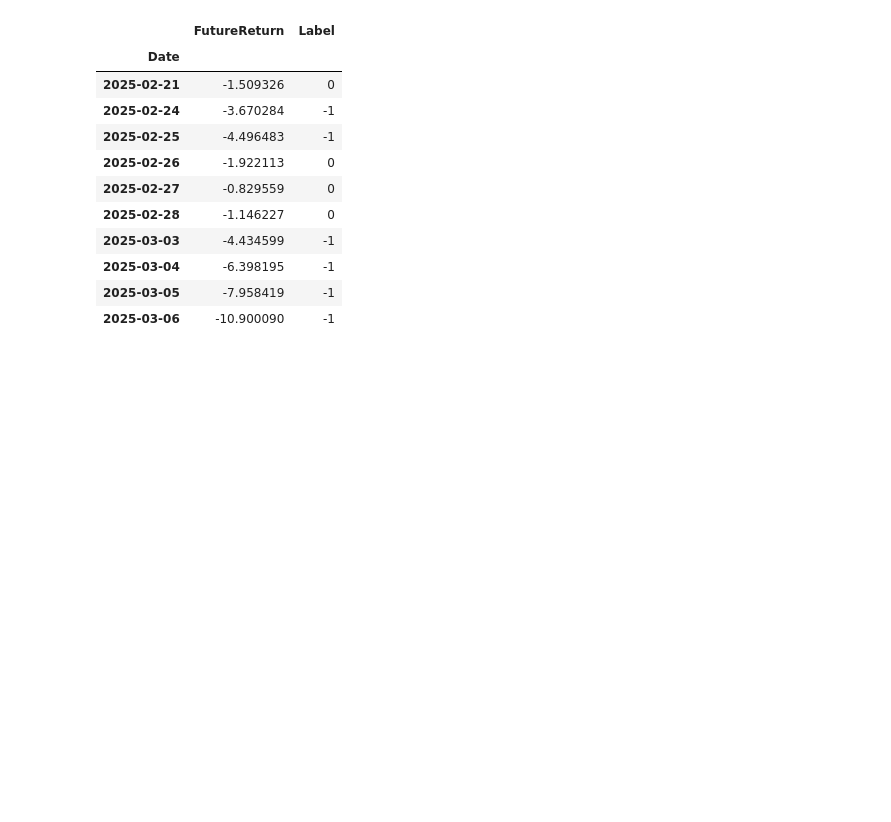
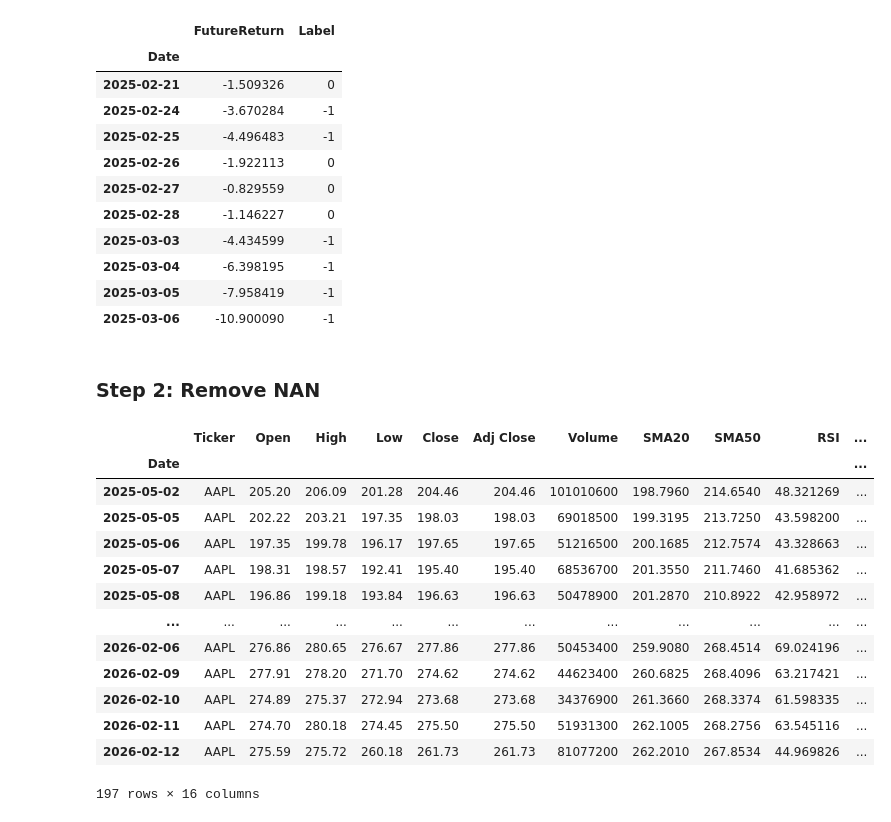
Before and after one commit to alaricbat/FinancialApp, a Jupyter notebook: AA002FinancialAI/ai-module/svm/svm_kernel.ipynb, the cells around one changed output. Cells and saved outputs as stored; diff of their text form; code cells hidden in the pictures; blank space fills up the shorter version.

```diff
--- a/AA002FinancialAI/ai-module/svm/svm_kernel.ipynb
+++ b/AA002FinancialAI/ai-module/svm/svm_kernel.ipynb
@@ -411,3 +460,23 @@ apple_last_year_df[
 | 2025-03-04 | -6.398195 | -1 |
 | 2025-03-05 | -7.958419 | -1 |
 | 2025-03-06 | -10.900090 | -1 |
+# %% [markdown]
+### <b>Step 2:</b> Remove NAN
+# %%
+apple_last_year_df = apple_last_year_df.dropna()
+apple_last_year_df
+# %% [output]
+|  | Ticker | Open | High | Low | Close | Adj Close | Volume | SMA20 | SMA50 | RSI | ... |
+| Date |  |  |  |  |  |  |  |  |  |  | ... |
+| 2025-05-02 | AAPL | 205.20 | 206.09 | 201.28 | 204.46 | 204.46 | 101010600 | 198.7960 | 214.6540 | 48.321269 | ... |
+| 2025-05-05 | AAPL | 202.22 | 203.21 | 197.35 | 198.03 | 198.03 | 69018500 | 199.3195 | 213.7250 | 43.598200 | ... |
+| 2025-05-06 | AAPL | 197.35 | 199.78 | 196.17 | 197.65 | 197.65 | 51216500 | 200.1685 | 212.7574 | 43.328663 | ... |
+| 2025-05-07 | AAPL | 198.31 | 198.57 | 192.41 | 195.40 | 195.40 | 68536700 | 201.3550 | 211.7460 | 41.685362 | ... |
+| 2025-05-08 | AAPL | 196.86 | 199.18 | 193.84 | 196.63 | 196.63 | 50478900 | 201.2870 | 210.8922 | 42.958972 | ... |
+| ... | ... | ... | ... | ... | ... | ... | ... | ... | ... | ... | ... |
+| 2026-02-06 | AAPL | 276.86 | 280.65 | 276.67 | 277.86 | 277.86 | 50453400 | 259.9080 | 268.4514 | 69.024196 | ... |
+| 2026-02-09 | AAPL | 277.91 | 278.20 | 271.70 | 274.62 | 274.62 | 44623400 | 260.6825 | 268.4096 | 63.217421 | ... |
+| 2026-02-10 | AAPL | 274.89 | 275.37 | 272.94 | 273.68 | 273.68 | 34376900 | 261.3660 | 268.3374 | 61.598335 | ... |
+| 2026-02-11 | AAPL | 274.70 | 280.18 | 274.45 | 275.50 | 275.50 | 51931300 | 262.1005 | 268.2756 | 63.545116 | ... |
+| 2026-02-12 | AAPL | 275.59 | 275.72 | 260.18 | 261.73 | 261.73 | 81077200 | 262.2010 | 267.8534 | 44.969826 | ... |
+197 rows × 16 columns
```
Also changed, not shown: parts of 16 cells of this notebook.
